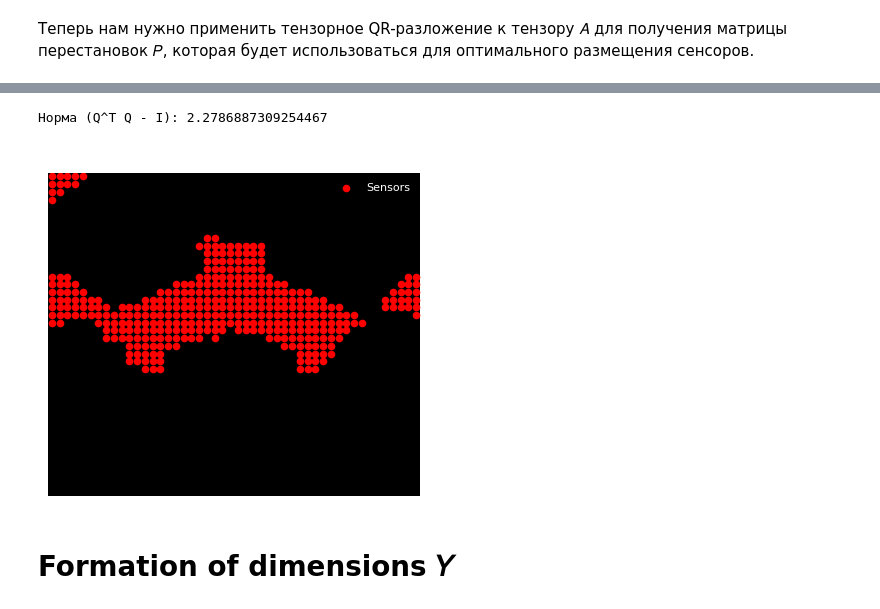
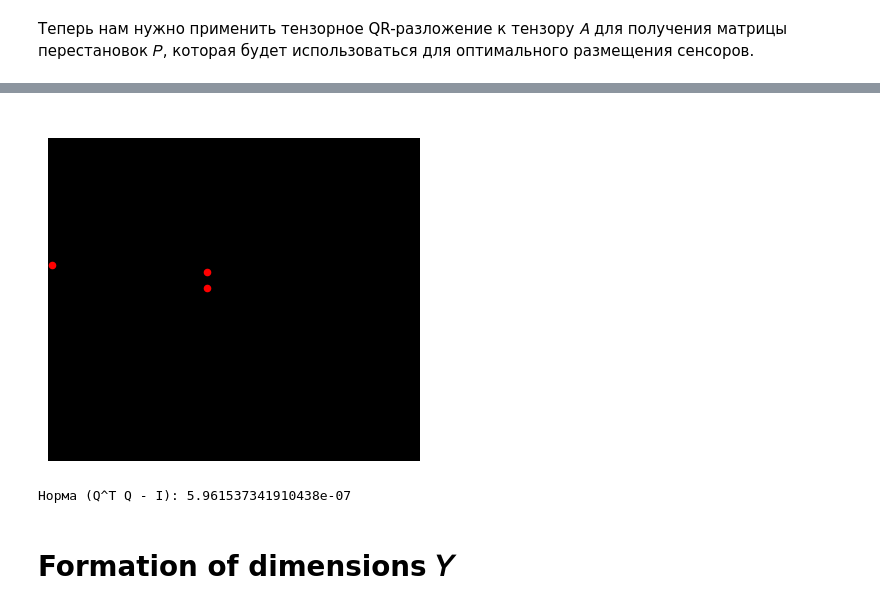
Before and after one commit to denis-samatov/tensor-based_modal_decomposition_method, a Jupyter notebook: algorithm/pipline.ipynb, the cells around one changed output, grey strips where cells are left out. Drawn from its saved outputs; the diff is of its cells as text; code cells hidden in the pictures.

Commit message:
add tensor operations

```diff
--- a/algorithm/pipline.ipynb
+++ b/algorithm/pipline.ipynb
@@ -268 +253,14 @@ Stacked tensor shape: (42, 48, 48, 38)
+# %%
+# Создаем случайный 3D-тензор размером 10x10x10
+tensor = tensors_by_subject
+
+# Инициализируем объект TuckerDecomposer с заданными ранками
+decomposer = TuckerDecomposer(tensor, random_state=SEED)
+
+# Выполняем декомпозицию
+decomposer.decompose()
+
+cores = decomposer.get_cores()
+
+factors = decomposer.get_factors()
 # %%
@@ -382,13 +354,13 @@ Subject Subject_22: Reconstruction error: 0.01566
 M_tensors = {}
 
 # Итерация по всем субъектам с использованием данных из cores_by_subject и factors_by_subject
-for subject in cores_by_subject.keys():
+for subject in cores.keys():
     # Получаем ядро и матрицы факторов для текущего субъекта
-    core = cores_by_subject[subject]
-    factors = factors_by_subject[subject]
+    core = cores[subject]
+    factor = factors[subject]
 
     # Извлечение матриц факторов
-    A_hat, B_hat, C_hat = factors
+    A_hat, B_hat, C_hat = factor
     R = core.shape[2]  # Число временных мод (ранг по третьему измерению)
 
     # Список для хранения модальных матриц
@@ -586,16 +544,29 @@ P, Q, R = tensor_based_tube_fiber_pivot_qr_factorization(A_tensor, N)
 # %%
-Q_T_Q = tl.dot(Q.T, Q)
-identity = tl.tensor(np.eye(A_tensor.shape[2]), dtype=tl.float32)
-difference = tl.norm(Q_T_Q - identity)
+# Q_T_Q = tl.dot(Q.T, Q)
+# identity = tl.tensor(np.eye(A_tensor.shape[2]), dtype=tl.float32)
+# difference = tl.norm(Q_T_Q - identity)
 
 
-print(f"\nНорма (Q^T Q - I): {difference}")
+# print(f"\nНорма (Q^T Q - I): {difference}")
-# %% [output]
-Норма (Q^T Q - I): 2.2786887309254467
-# %%
-visualize_sensor_placement(P)
-# %% [output]
-[figure, removed]
+# %%
+N = 3
+
+tube_qr_dexomposition = TensorTubeQRDecomposition(A_tensor, N)
+
+P, Q, R = tube_qr_dexomposition.factorize()
+
+tube_qr_dexomposition.visualize_sensor_placement()
+# %% [output]
+[figure, added]
+# %%
+# Проверка ортогональности Q
+Q_T_Q = Q.T @ Q
+identity = np.eye(Q.shape[1])
+difference = np.linalg.norm(Q_T_Q - identity)
+
+print(f"\nНорма (Q^T Q - I): {difference}")
+# %% [output]
+Норма (Q^T Q - I): 5.961537341910438e-07
 # %% [markdown]
 # Formation of dimensions 𝑌
 # %% [markdown]
```
Also changed, not shown: parts of 20 cells of this notebook, 9 other files.
